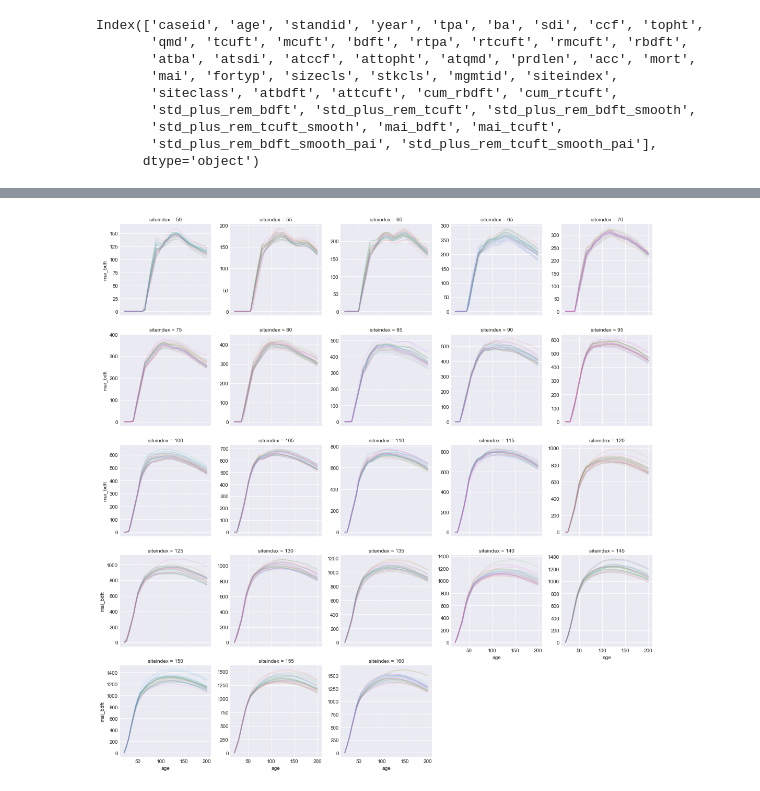
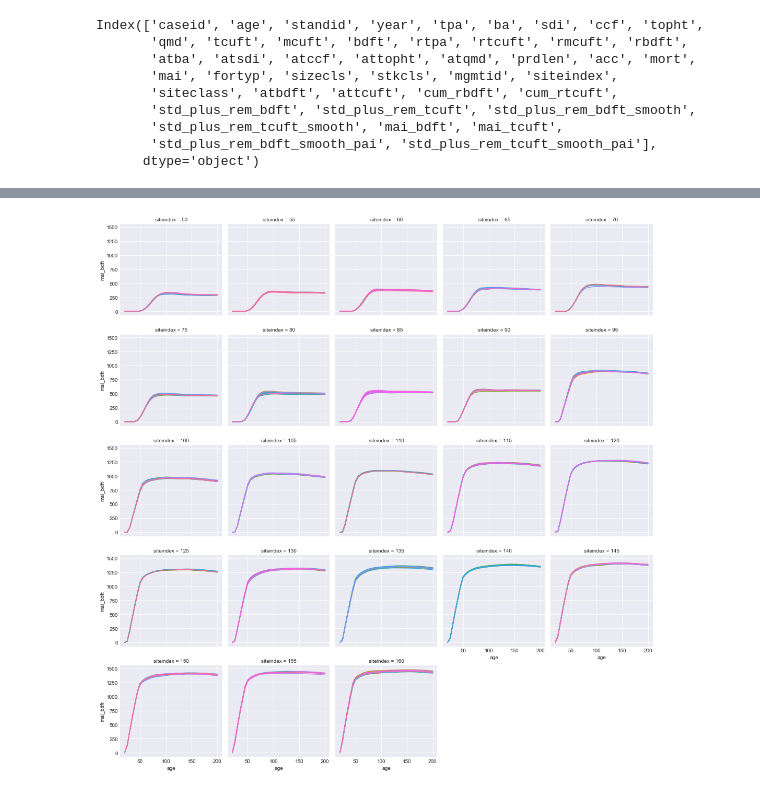
Before and after one commit to Ecotrust/FSC_Case_Studies, a Jupyter notebook: FSC Case Study Determining Rotation Length.ipynb, the cells around one changed output, grey strips where cells are left out. Cells and saved outputs as stored; diff of their text form; code cells hidden in the pictures.

```diff
--- a/FSC Case Study Determining Rotation Length.ipynb
+++ b/FSC Case Study Determining Rotation Length.ipynb
@@ -122,5 +163,5 @@ Index(['caseid', 'age', 'standid', 'year', 'tpa', 'ba', 'sdi', 'ccf', 'topht',
 # %%
-g = sns.FacetGrid(data=long, col='siteindex', col_wrap=5, hue='caseid', sharey=False)
-g = g.map(plt.plot, 'age', 'mai_bdft', alpha=0.15)
+g = sns.FacetGrid(data=long, col='siteindex', col_wrap=5, hue='caseid')
+g = g.map(plt.plot, 'age', 'mai_bdft')
 # %% [output]
-[figure, old version]
+[figure, new version]
```
Also changed, not shown: parts of 20 cells of this notebook, 9 other files.
